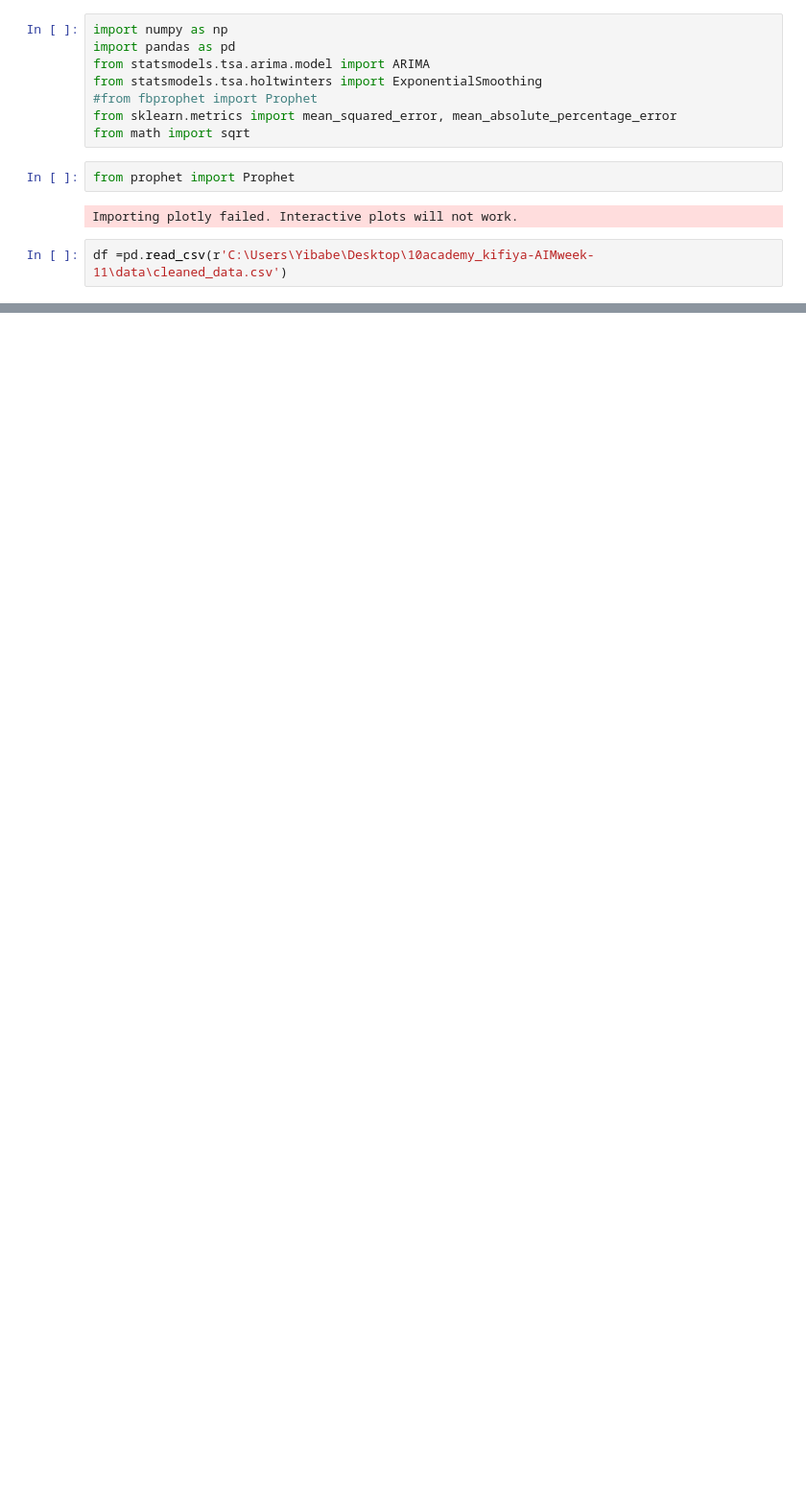
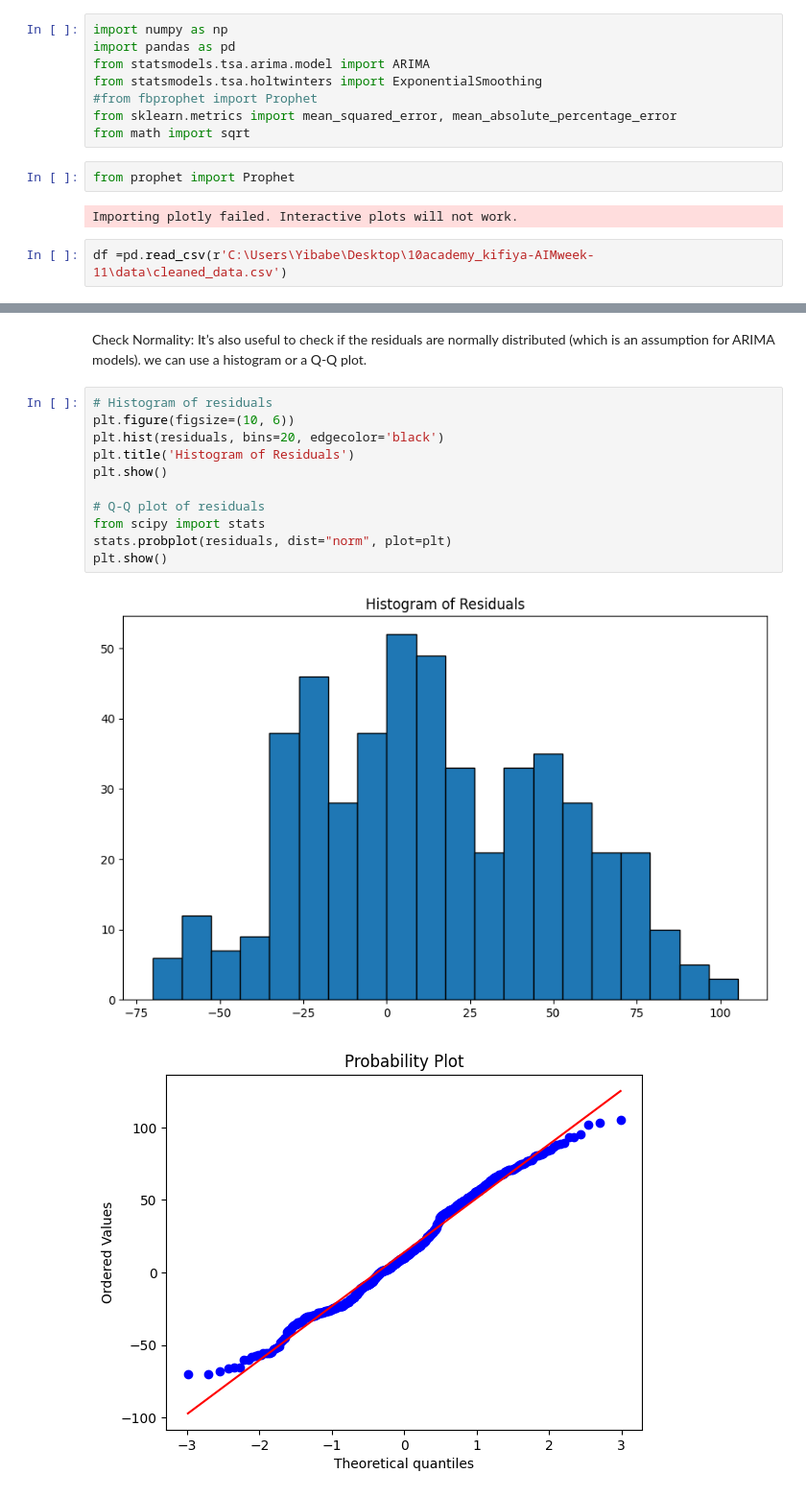
Before and after one commit to Begizew2112/10academy_kifiya-AIMweek-11, a Jupyter notebook: notebook/Time_Series_Forecasting.ipynb, the cells around one changed output, grey strips where cells are left out. Shown at 96% size. Cells and saved outputs as stored; diff of their text form; blank space fills up the shorter version.

```diff
--- a/notebook/Time_Series_Forecasting.ipynb
+++ b/notebook/Time_Series_Forecasting.ipynb
@@ -45,0 +104,16 @@ ValueError: numpy.dtype size changed, may indicate binary incompatibility. Expec
+# %% [markdown]
+Check Normality: It’s also useful to check if the residuals are normally distributed (which is an assumption for ARIMA models). we can use a histogram or a Q-Q plot.
+# %%
+# Histogram of residuals
+plt.figure(figsize=(10, 6))
+plt.hist(residuals, bins=20, edgecolor='black')
+plt.title('Histogram of Residuals')
+plt.show()
+
+# Q-Q plot of residuals
+from scipy import stats
+stats.probplot(residuals, dist="norm", plot=plt)
+plt.show()
+# %% [output]
+[figure, added]
+[figure, added]
```
Also changed, not shown: parts of 25 cells of this notebook, 1 other file.
